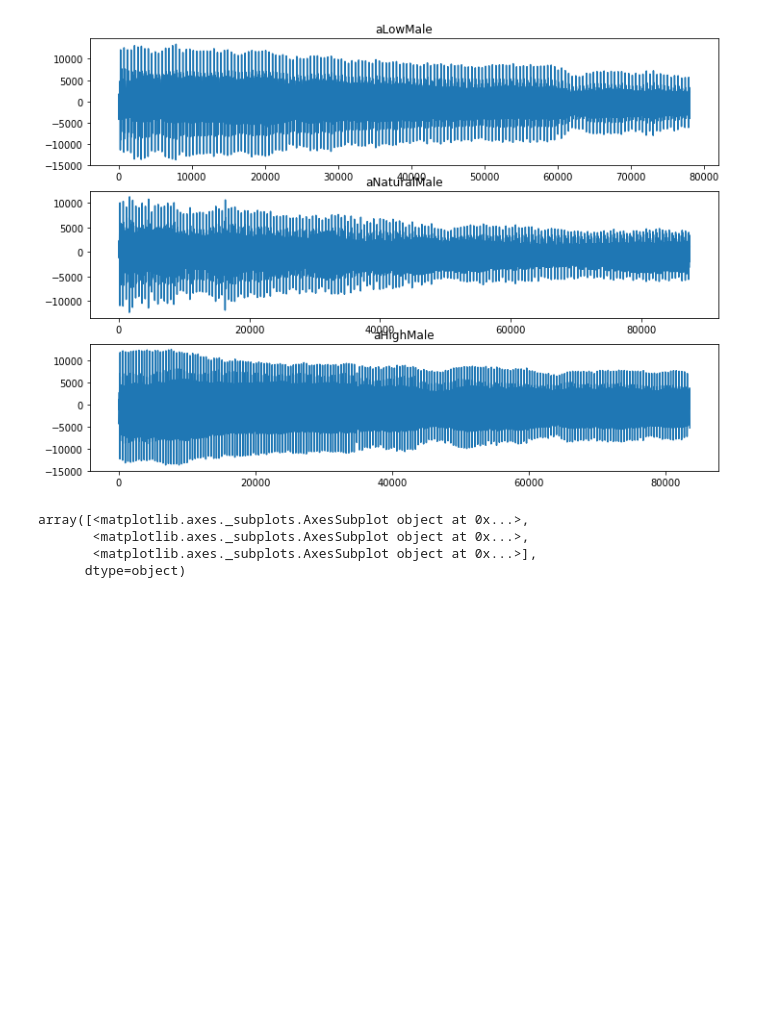
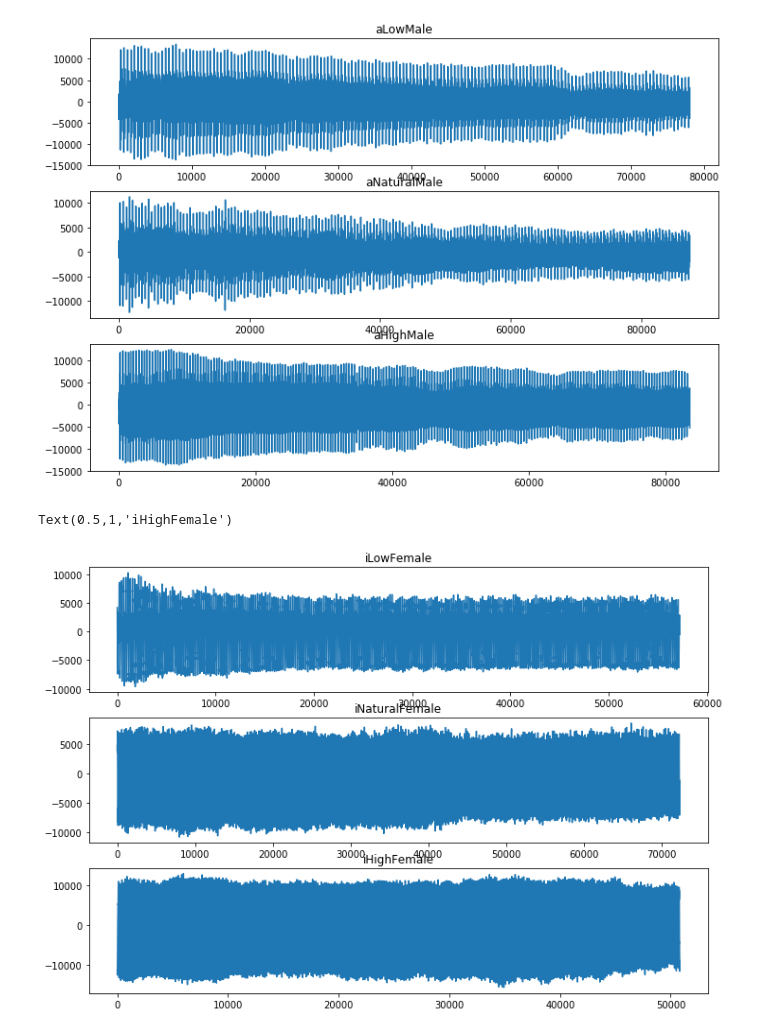
Before and after one commit to tynski/VoicePathology, a Jupyter notebook: vowelsAnalysis.ipynb, the cells around one changed output. Drawn from its saved outputs; the diff is of its cells as text; code cells hidden in the pictures; blank space fills up the shorter version.

Commit message:
all vowels final visualisation

```diff
--- a/vowelsAnalysis.ipynb
+++ b/vowelsAnalysis.ipynb
@@ -28,10 +28,18 @@ sns.lineplot(ax = axes[2], data = aHighMale).set_title('aHighMale')
 # %% [output]
 Text(0.5,1,'aHighMale')
 [figure]
-# %%
-axes
-# %% [output]
-array([<matplotlib.axes._subplots.AxesSubplot object at 0x...>,
-       <matplotlib.axes._subplots.AxesSubplot object at 0x...>,
-       <matplotlib.axes._subplots.AxesSubplot object at 0x...>],
-      dtype=object)
+# %%
+iLowFemale = wavfile.read('/home/barti/Documents/voicePathology/voiceDataset/3-i_l.wav')[1]
+iNaturalFemale = wavfile.read('/home/barti/Documents/voicePathology/voiceDataset/3-i_n.wav')[1]
+iHighFemale = wavfile.read('/home/barti/Documents/voicePathology/voiceDataset/3-i_h.wav')[1]
+iLowMale = wavfile.read('/home/barti/Documents/voicePathology/voiceDataset/4-i_l.wav')[1]
+iNaturalMale = wavfile.read('/home/barti/Documents/voicePathology/voiceDataset/4-i_n.wav')[1]
+iHighMale = wavfile.read('/home/barti/Documents/voicePathology/voiceDataset/4-i_h.wav')[1]
+# %%
+fig, ax = plt.subplots(nrows=3,ncols=1,figsize=(11.7, 8.27))
+sns.lineplot(ax=ax[0],data=iLowFemale).set_title('iLowFemale')
+sns.lineplot(ax=ax[1],data=iNaturalFemale).set_title('iNaturalFemale')
+sns.lineplot(ax=ax[2],data=iHighFemale).set_title('iHighFemale')
+# %% [output]
+Text(0.5,1,'iHighFemale')
+[figure, added]
```
Also changed, not shown: parts of 4 cells of this notebook.
